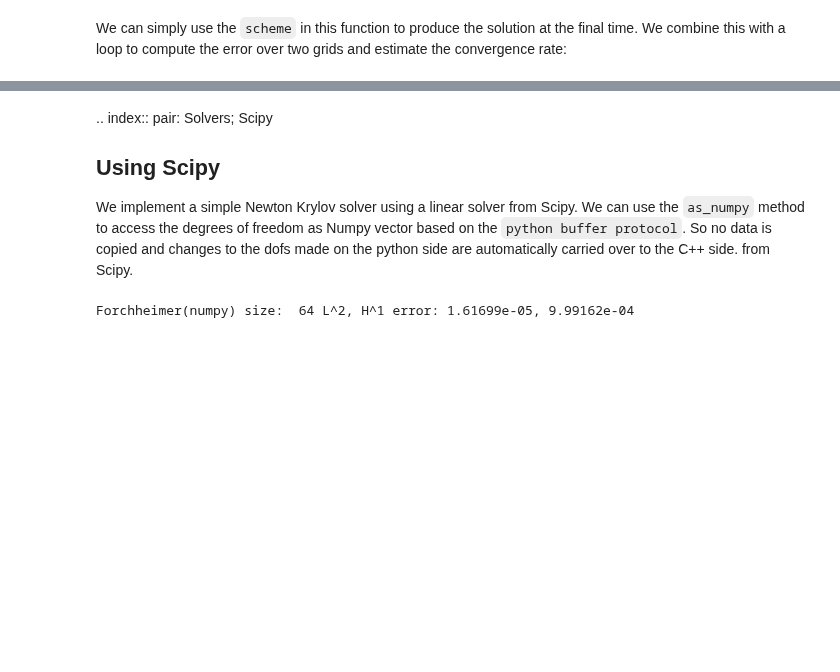
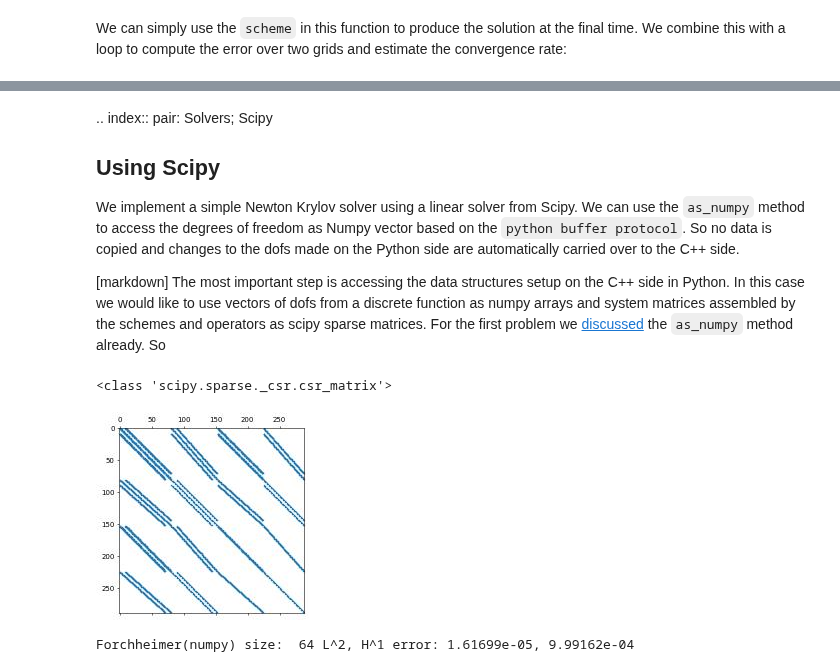
Before and after one commit to dune-project/dune-fempy, a Jupyter notebook: doc/solvers_nb.ipynb, the cells around one changed output, grey strips where cells are left out. Saved outputs shown, nothing was run; the diff lists cells and outputs as text; code cells hidden in the pictures; blank space fills up the shorter version.

```diff
--- a/doc/solvers_nb.ipynb
+++ b/doc/solvers_nb.ipynb
@@ -141,6 +142,13 @@ Forchheimer: step: 1 , size: 64
 We implement a simple Newton Krylov solver using a linear solver from
 Scipy. We can use the `as_numpy` method to access the degrees of freedom as
 Numpy vector based on the `python buffer protocol`. So no data is copied
-and changes to the dofs made on the python side are automatically carried
+and changes to the dofs made on the Python side are automatically carried
 over to the C++ side.
-from Scipy.
+
+[markdown]
+The most important step is accessing the data structures setup on the C++
+side in Python. In this case we would like to use vectors of dofs from
+a discrete function as numpy arrays and system matrices assembled by the
+schemes and operators as scipy sparse matrices.
+For the first problem we [discussed](dune-fempy.py) the `as_numpy` method
+already. So
@@ -146,0 +170,9 @@ from Scipy.
+# %%
+linOp = scheme.linear()
+scheme.jacobian(space.zero, linOp)
+
+# [markdown]
+# Here we linearize around zero. But that argument could be any grid
+# function. A second version of this method will return an addition
+# discrete function `rhs` such that `DL[ubar] - rhs` are the first terms in
+# the Taylor expansion of the operator `L`:
@@ -147 +186,13 @@ from Scipy.
+# %%
+A = linOp.as_numpy
+print(type(A))
+plt.spy(A, precision=1e-8, markersize=1)
+plt.show()
+
+# [markdown]
+# Now we have all the ingredients to write a simple Newton solver to solve
+# our example non-linear time dependent PDE.
+# %% [output]
+<class 'scipy.sparse._csr.csr_matrix'>
+[figure, added]
 # %%
```
Also changed, not shown: parts of 14 cells of this notebook, 39 other files.
